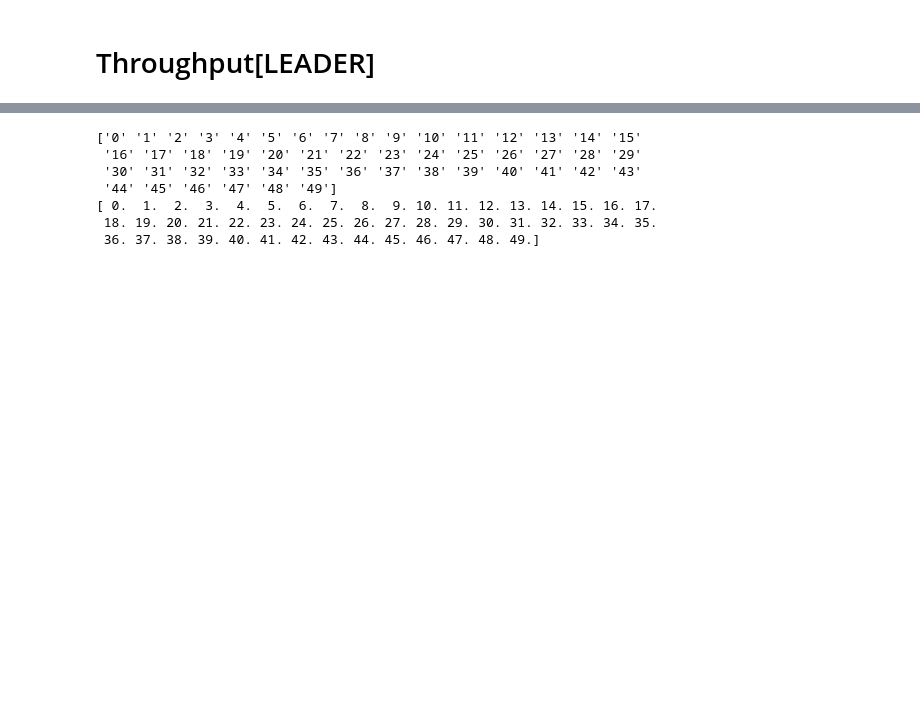
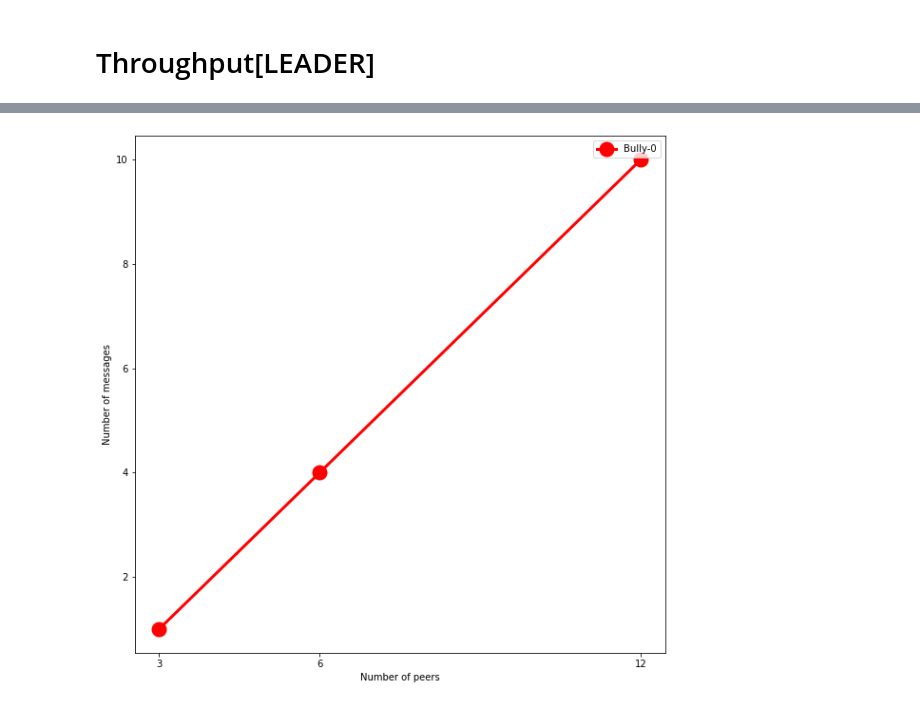
Before and after one commit to nachocodexx/cinvestav-bully-analysis, a Jupyter notebook: Untitled.ipynb, the cells around one changed output, grey strips where cells are left out. Saved outputs shown, nothing was run; the diff lists cells and outputs as text; code cells hidden in the pictures; blank space fills up the shorter version.

```diff
--- a/Untitled.ipynb
+++ b/Untitled.ipynb
@@ -259,22 +330,29 @@ SIMULATION TIME: 239.34
 # %%
-d = pd.read_csv('./data/sn-2-20210623T225108.txt',header=None,names=names,sep=" ")
-d0 = d[d["COMMAND"]=="REPLICATION"].rename(columns=rep_cols).drop(["D3","D4","D5","D6","D7"],axis=1).reset_index(drop=True)
-d1 = d[d["COMMAND"]=="SAVE_REPLICA_DONE"].rename(columns=repd_cols).drop(["D4","D5","D6","D7"],axis=1).reset_index(drop=True)
-#
-# for i in range(MAX_EXPERIMENTS):
-#     r0 = d0[d0["EXPERIMENT_ID"]==i]
-#     r1 = d1[d1["EXPERIMENT_ID"]==i]
-print(d0["EXPERIMENT_ID"].unique())
-print(d1["EXPERIMENT_ID"].unique())
-#     print(r1["EXPERIMENT_ID"].unique())
-# d0["EXPERIMENT_ID"]
-# d['TIME']
-# nodes_data
+_,ax1  =plt.subplots(figsize=(10,10))
+peers = [3,6,12]
+num_msgs_best = [1,4,10]
+num_msgs_worst = [3,10,120]
+throughputs = [.751862860438293,1.2256175106542992,1.6637271431223124 ]
+# Axis 1
+plt.xticks(peers)
+# plt.set_xlabel("")
+# plt.yticks(range(120))
+ax1.set_ylabel("Number of messages")
+ax1.set_xlabel("Number of peers")
+# ax1.bar(peers,num_msgs_worst,color="blue")
+# ax1.bar(peers,num_msgs_best,color="red")
+ax1.plot(peers,num_msgs_best,'r-o',lw=3,mew=10,label="Bully-0")
+# ax1.plot(peers,num_msgs_worst,'b-o',lw=3,mew=10,label="Bully-1")
+ax1.legend(loc=2)
+# Axis 2
+# ax2 = ax1.twinx()
+# ax2.plot(peers,throughputs,color="black",linestyle="--",marker="o",lw=5,mew=10,label="Throughput")
+# ax2.yticks(range(10))
+# ax2.set_ylabel("$Throughput(GB/sec)$")
+# ax2.legend(loc=0)
+plt.legend()
+# plt.legend()
+plt.savefig("./p01.png")
+plt.show()
 # %% [output]
-['0' '1' '2' '3' '4' '5' '6' '7' '8' '9' '10' '11' '12' '13' '14' '15'
- '16' '17' '18' '19' '20' '21' '22' '23' '24' '25' '26' '27' '28' '29'
- '30' '31' '32' '33' '34' '35' '36' '37' '38' '39' '40' '41' '42' '43'
- '44' '45' '46' '47' '48' '49']
-[ 0.  1.  2.  3.  4.  5.  6.  7.  8.  9. 10. 11. 12. 13. 14. 15. 16. 17.
- 18. 19. 20. 21. 22. 23. 24. 25. 26. 27. 28. 29. 30. 31. 32. 33. 34. 35.
- 36. 37. 38. 39. 40. 41. 42. 43. 44. 45. 46. 47. 48. 49.]
+[figure, added]
```
Also changed, not shown: parts of 16 cells of this notebook, 1 other file.
